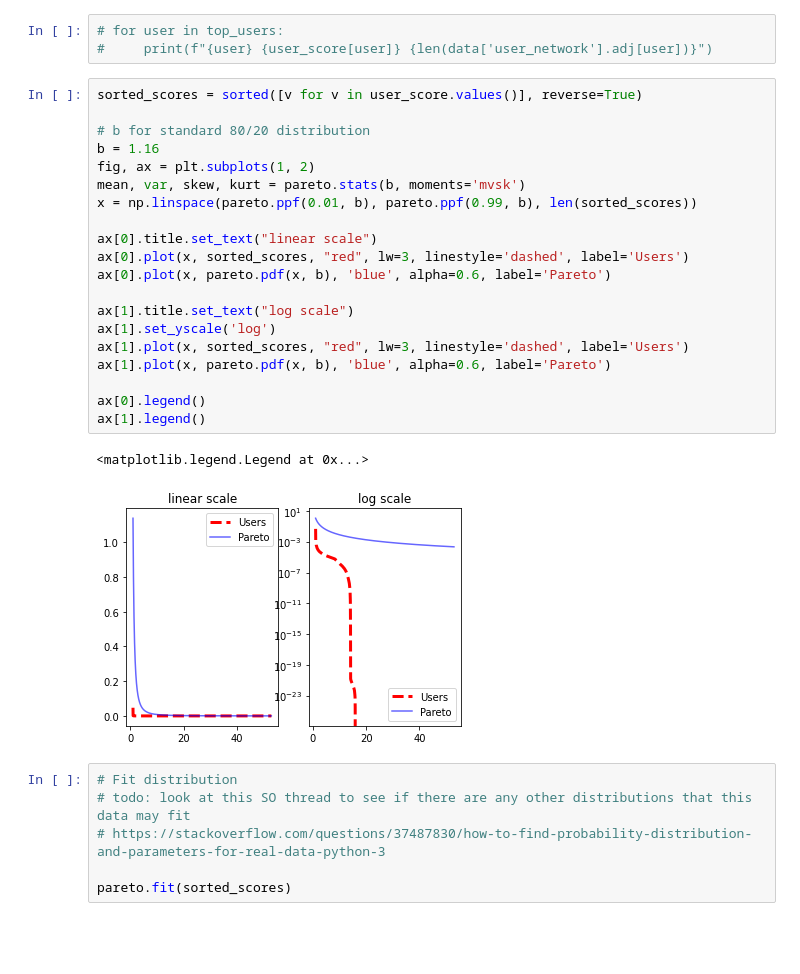
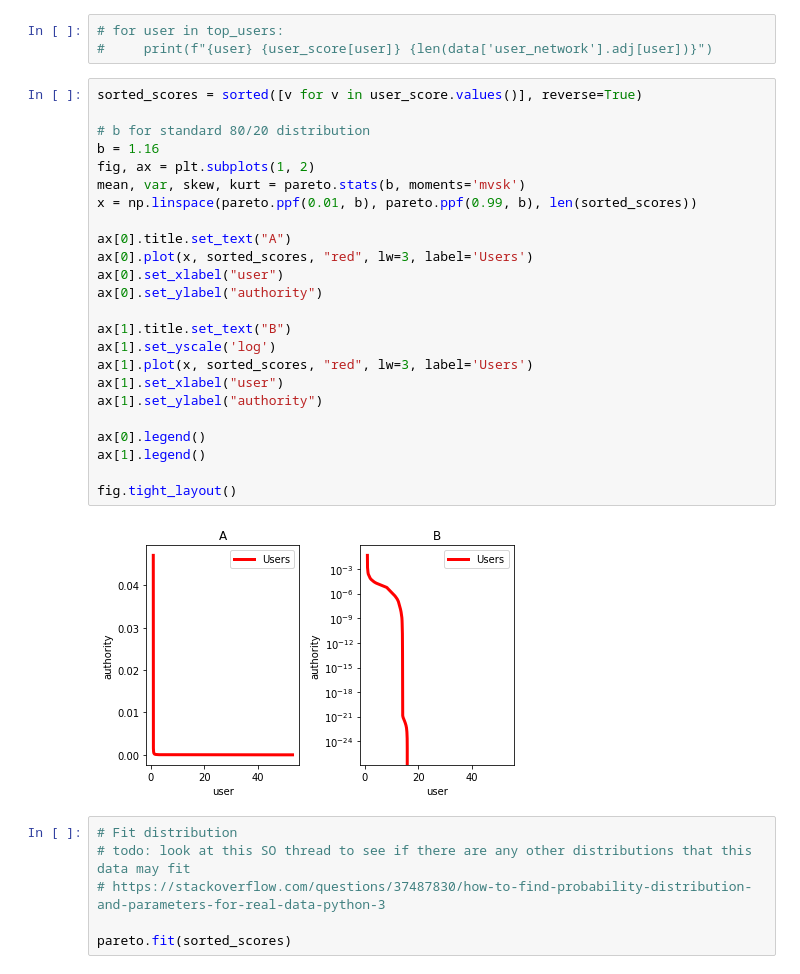
Before and after one commit to mdloucks/topic_modeling_research, a Jupyter notebook: user_analysis.ipynb, the cells around one changed output. Drawn from its saved outputs; the diff is of its cells as text; blank space fills up the shorter version.

```diff
--- a/user_analysis.ipynb
+++ b/user_analysis.ipynb
@@ -138,26 +137,29 @@ fwrite.close()
 # %%
 sorted_scores = sorted([v for v in user_score.values()], reverse=True)
 
 # b for standard 80/20 distribution
 b = 1.16
 fig, ax = plt.subplots(1, 2)
 mean, var, skew, kurt = pareto.stats(b, moments='mvsk')
 x = np.linspace(pareto.ppf(0.01, b), pareto.ppf(0.99, b), len(sorted_scores))
 
-ax[0].title.set_text("linear scale")
-ax[0].plot(x, sorted_scores, "red", lw=3, linestyle='dashed', label='Users')
-ax[0].plot(x, pareto.pdf(x, b), 'blue', alpha=0.6, label='Pareto')
+ax[0].title.set_text("A")
+ax[0].plot(x, sorted_scores, "red", lw=3, label='Users')
+ax[0].set_xlabel("user")
+ax[0].set_ylabel("authority")
 
-ax[1].title.set_text("log scale")
+ax[1].title.set_text("B")
 ax[1].set_yscale('log')
-ax[1].plot(x, sorted_scores, "red", lw=3, linestyle='dashed', label='Users')
-ax[1].plot(x, pareto.pdf(x, b), 'blue', alpha=0.6, label='Pareto')
+ax[1].plot(x, sorted_scores, "red", lw=3, label='Users')
+ax[1].set_xlabel("user")
+ax[1].set_ylabel("authority")
 
 ax[0].legend()
 ax[1].legend()
+
+fig.tight_layout()
 # %% [output]
-<matplotlib.legend.Legend at 0x...>
-[figure, old version]
+[figure, new version]
 # %%
 # Fit distribution
 # todo: look at this SO thread to see if there are any other distributions that this data may fit
```
Also changed, not shown: parts of 15 cells of this notebook, 3 other files.
